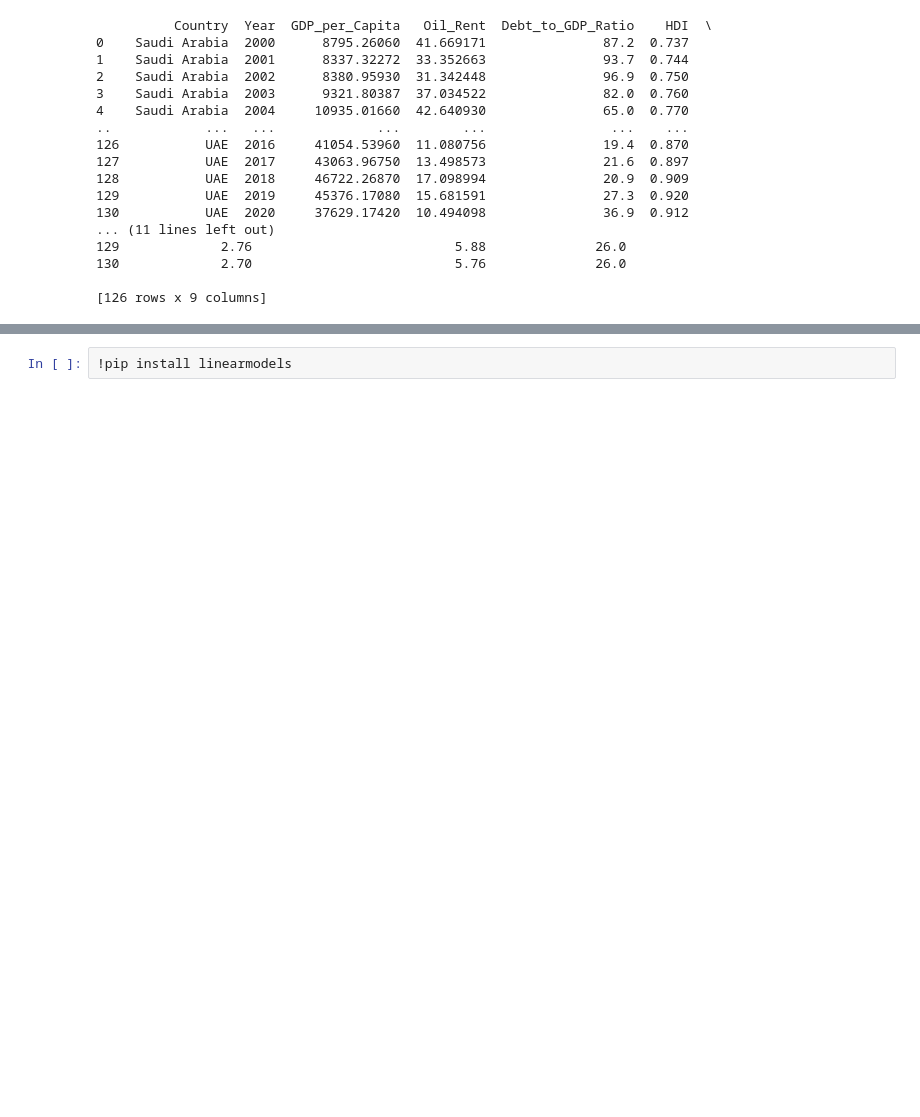
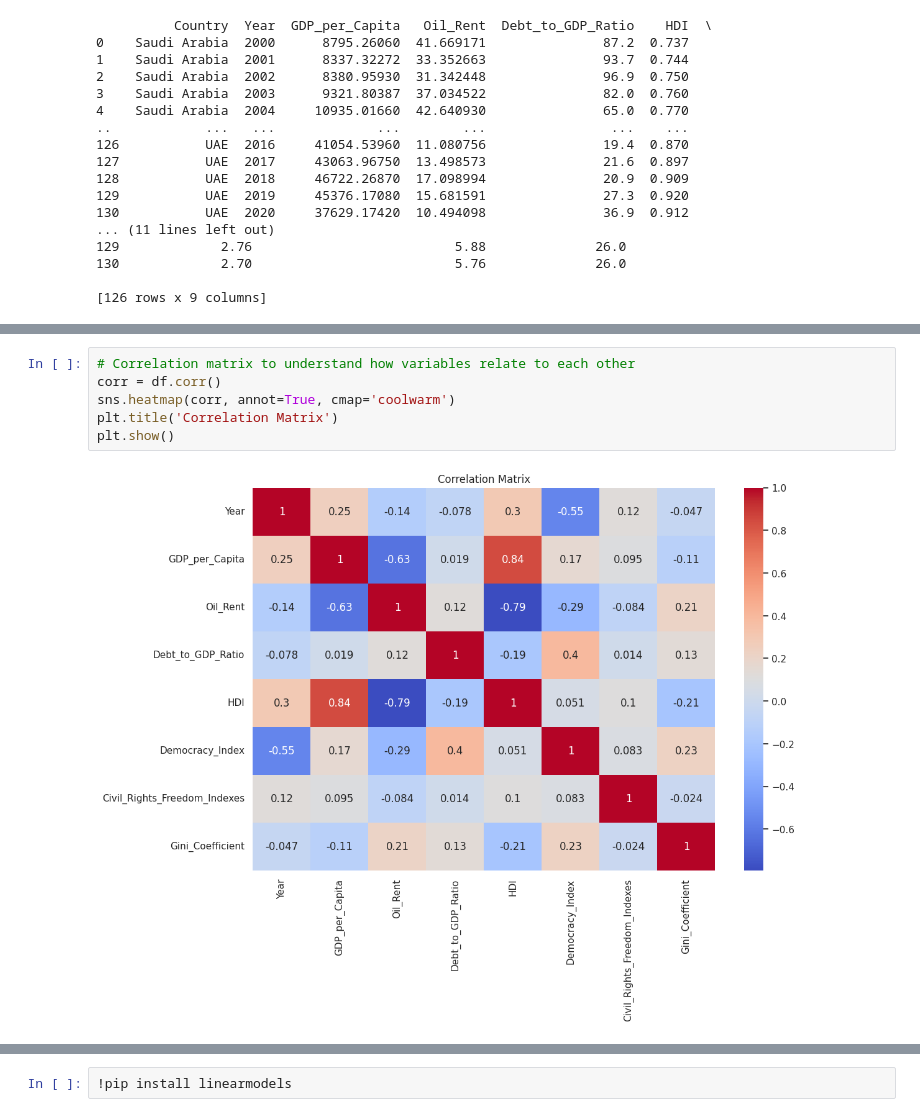
Before and after one commit to winstonlingga/QM2Gr13, a Jupyter notebook: Phase1.ipynb, the cells around one changed output, grey strips where cells are left out. Saved outputs shown, nothing was run; the diff lists cells and outputs as text; blank space fills up the shorter version.

```diff
--- a/Phase1.ipynb
+++ b/Phase1.ipynb
@@ -133,0 +160,8 @@ print(df)
+# %%
+# Correlation matrix to understand how variables relate to each other
+corr = df.corr()
+sns.heatmap(corr, annot=True, cmap='coolwarm')
+plt.title('Correlation Matrix')
+plt.show()
+# %% [output]
+[figure, added]
```
Also changed, not shown: parts of 11 cells of this notebook.
